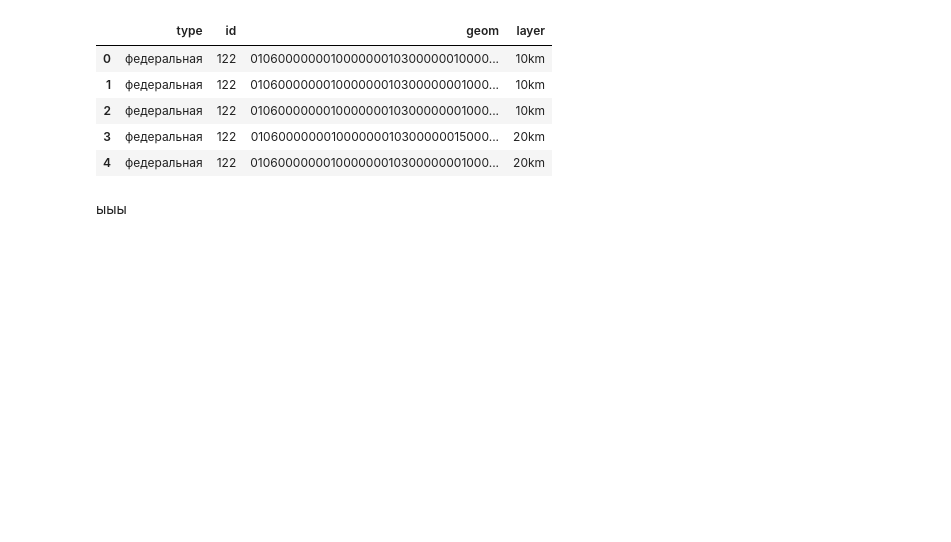
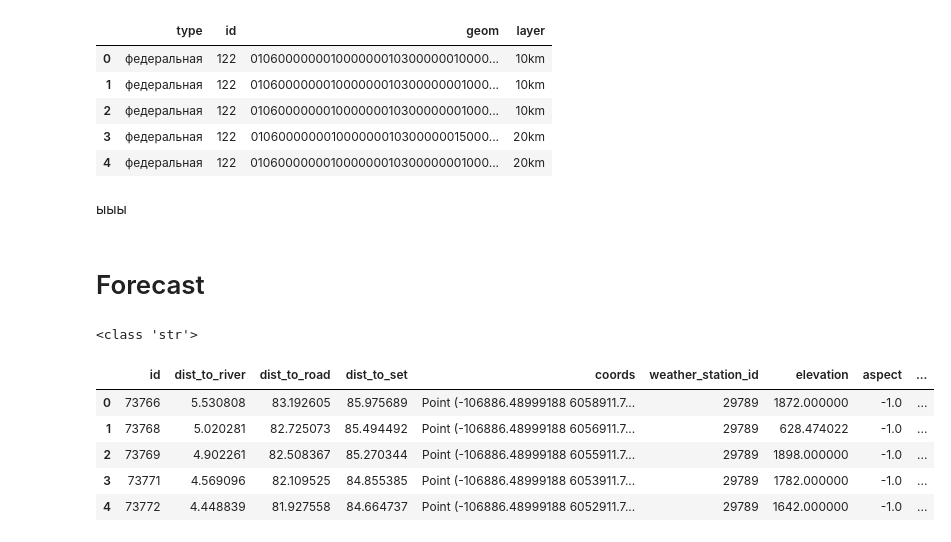
Before and after one commit to Nickitarius/Forest_Fires_Data_Visualisation, a Jupyter notebook: data_transfer.ipynb, the cells around one changed output. Saved outputs shown, nothing was run; the diff lists cells and outputs as text; code cells hidden in the pictures; blank space fills up the shorter version.

```diff
--- a/Util/data_transfer.ipynb
+++ b/data_transfer.ipynb
@@ -1314,3 +1321,18 @@ mun_df = gpd.read_file(path).to_crs(epsg='4326')
 # )
 
 # mapbox.show()
+# %% [markdown]
+# Forecast
+# %%
+fileName = "risk_summer.csv"
+path_to_json = my_data_path + "test points/" + fileName
+df_points = pd_to_gpd_w_geom(pd.read_csv(path_to_json), "coords")
+df_points.head()
+# %% [output]
+<class 'str'>
+|  | id | dist_to_river | dist_to_road | dist_to_set | coords | weather_station_id | elevation | aspect | ... |
+| 0 | 73766 | 5.530808 | 83.192605 | 85.975689 | Point (-106886.48999188 6058911.7... | 29789 | 1872.000000 | -1.0 | ... |
+| 1 | 73768 | 5.020281 | 82.725073 | 85.494492 | Point (-106886.48999188 6056911.7... | 29789 | 628.474022 | -1.0 | ... |
+| 2 | 73769 | 4.902261 | 82.508367 | 85.270344 | Point (-106886.48999188 6055911.7... | 29789 | 1898.000000 | -1.0 | ... |
+| 3 | 73771 | 4.569096 | 82.109525 | 84.855385 | Point (-106886.48999188 6053911.7... | 29789 | 1782.000000 | -1.0 | ... |
+| 4 | 73772 | 4.448839 | 81.927558 | 84.664737 | Point (-106886.48999188 6052911.7... | 29789 | 1642.000000 | -1.0 | ... |
```
Also changed, not shown: parts of 12 cells of this notebook, 2 other files.
